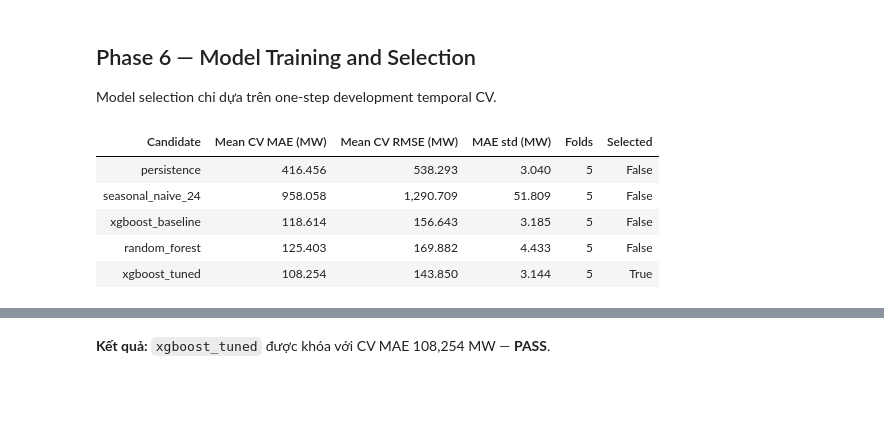
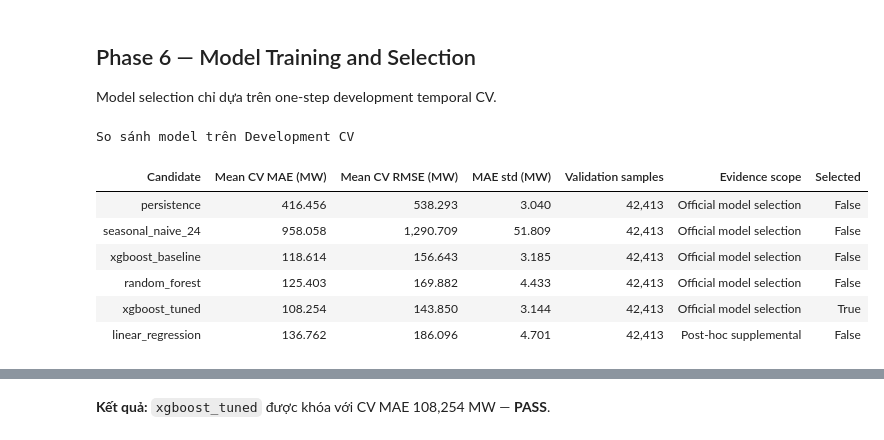
Before and after one commit to Tuvienn/TOTAL_LAB_PRACTICE_FOR_TIME_SERIES, a Jupyter notebook: total_practice/Practice_3_v2/notebooks/Practice_3_v2_present.ipynb, the cells around one changed output, grey strips where cells are left out. Drawn from its saved outputs; the diff is of its cells as text; code cells hidden in the pictures; blank space fills up the shorter version.

```diff
--- a/total_practice/Practice_3_v2/notebooks/Practice_3_v2_present.ipynb
+++ b/total_practice/Practice_3_v2/notebooks/Practice_3_v2_present.ipynb
@@ -479,40 +512,54 @@ display(style_table(fold_summary, formats={column: "{:,}" for column in ["Train
 
 Model selection chỉ dựa trên one-step development temporal CV.
 # %%
+linear_aggregate = phase_06_supplemental_linear["aggregate"]
 phase_06_rows = []
 for candidate in phase_06_cv["candidate_results"]:
     aggregate = candidate["aggregate"]
     phase_06_rows.append(
         [
             candidate["candidate"],
             aggregate["mean_cv_mae"],
             aggregate["mean_cv_rmse"],
             aggregate["cv_mae_standard_deviation"],
-            aggregate["folds"],
+            aggregate["validation_samples"],
+            "Official model selection",
             candidate["candidate"] == phase_06_cv["selected_candidate"],
         ]
     )
+phase_06_rows.append([
+    "linear_regression",
+    linear_aggregate["mean_cv_mae"],
+    linear_aggregate["mean_cv_rmse"],
+    linear_aggregate["cv_mae_standard_deviation"],
+    linear_aggregate["validation_samples"],
+    "Post-hoc supplemental",
+    False,
+])
 phase_06_comparison = pd.DataFrame(
     phase_06_rows,
-    columns=["Candidate", "Mean CV MAE (MW)", "Mean CV RMSE (MW)", "MAE std (MW)", "Folds", "Selected"],
+    columns=["Candidate", "Mean CV MAE (MW)", "Mean CV RMSE (MW)", "MAE std (MW)", "Validation samples", "Evidence scope", "Selected"],
 )
 def highlight_selected_candidate(row):
     style = SELECTED_ROW_STYLE
     return [style if row["Selected"] else "" for _ in row]
 display(
     style_table(
         phase_06_comparison,
-        formats={"Mean CV MAE (MW)": "{:,.3f}", "Mean CV RMSE (MW)": "{:,.3f}", "MAE std (MW)": "{:,.3f}"},
+        formats={"Mean CV MAE (MW)": "{:,.3f}", "Mean CV RMSE (MW)": "{:,.3f}", "MAE std (MW)": "{:,.3f}", "Validation samples": "{:,}"},
         row_highlighter=highlight_selected_candidate,
+        caption="So sánh model trên Development CV",
     )
 )
 # %% [output]
+So sánh model trên Development CV
-| Candidate | Mean CV MAE (MW) | Mean CV RMSE (MW) | MAE std (MW) | Folds | Selected |
-| persistence | 416.456 | 538.293 | 3.040 | 5 | False |
-| seasonal_naive_24 | 958.058 | 1,290.709 | 51.809 | 5 | False |
-| xgboost_baseline | 118.614 | 156.643 | 3.185 | 5 | False |
-| random_forest | 125.403 | 169.882 | 4.433 | 5 | False |
-| xgboost_tuned | 108.254 | 143.850 | 3.144 | 5 | True |
+| Candidate | Mean CV MAE (MW) | Mean CV RMSE (MW) | MAE std (MW) | Validation samples | Evidence scope | Selected |
+| persistence | 416.456 | 538.293 | 3.040 | 42,413 | Official model selection | False |
+| seasonal_naive_24 | 958.058 | 1,290.709 | 51.809 | 42,413 | Official model selection | False |
+| xgboost_baseline | 118.614 | 156.643 | 3.185 | 42,413 | Official model selection | False |
+| random_forest | 125.403 | 169.882 | 4.433 | 42,413 | Official model selection | False |
+| xgboost_tuned | 108.254 | 143.850 | 3.144 | 42,413 | Official model selection | True |
+| linear_regression | 136.762 | 186.096 | 4.701 | 42,413 | Post-hoc supplemental | False |
 # %%
 training_summary = phase_06_training_diagnostics["training_summary"]
 selected_diagnostics = phase_06_training_diagnostics["selected_candidate"]
```
Also changed, not shown: parts of 27 cells of this notebook, 11 other files.
